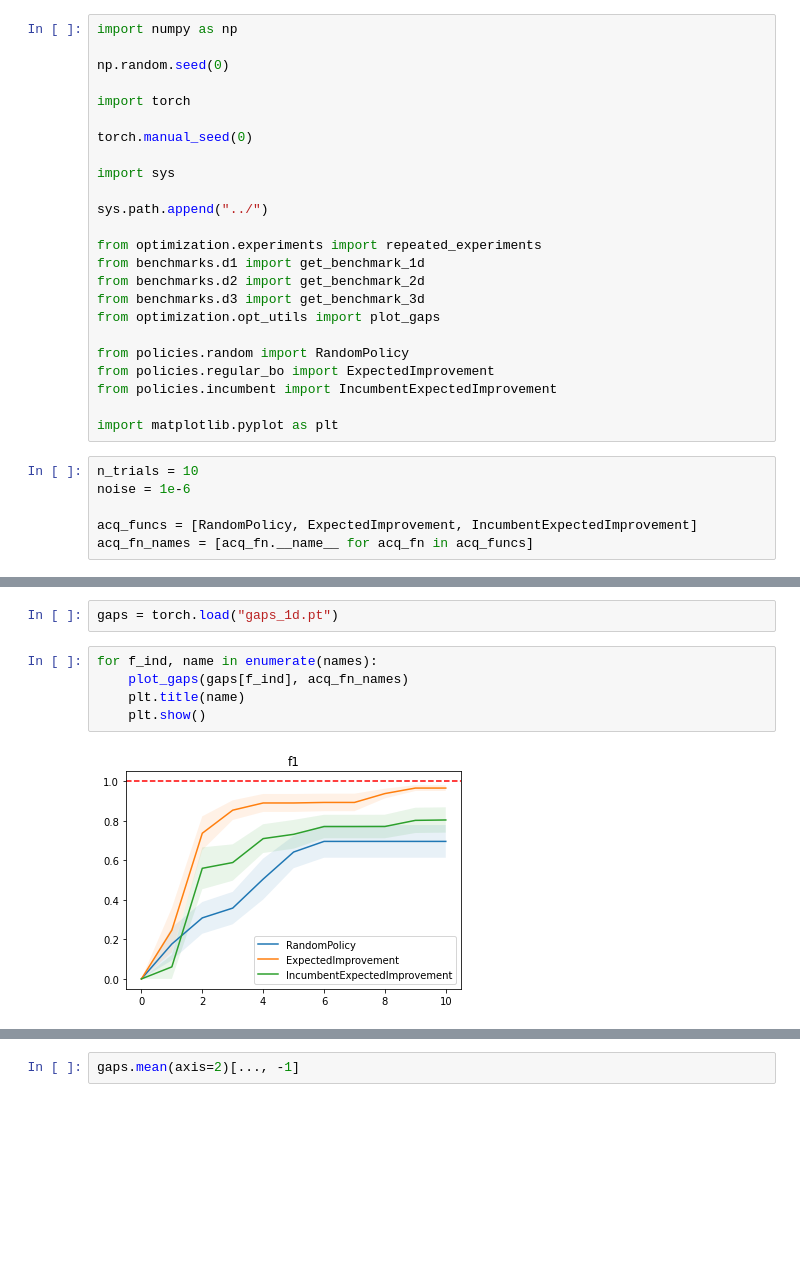
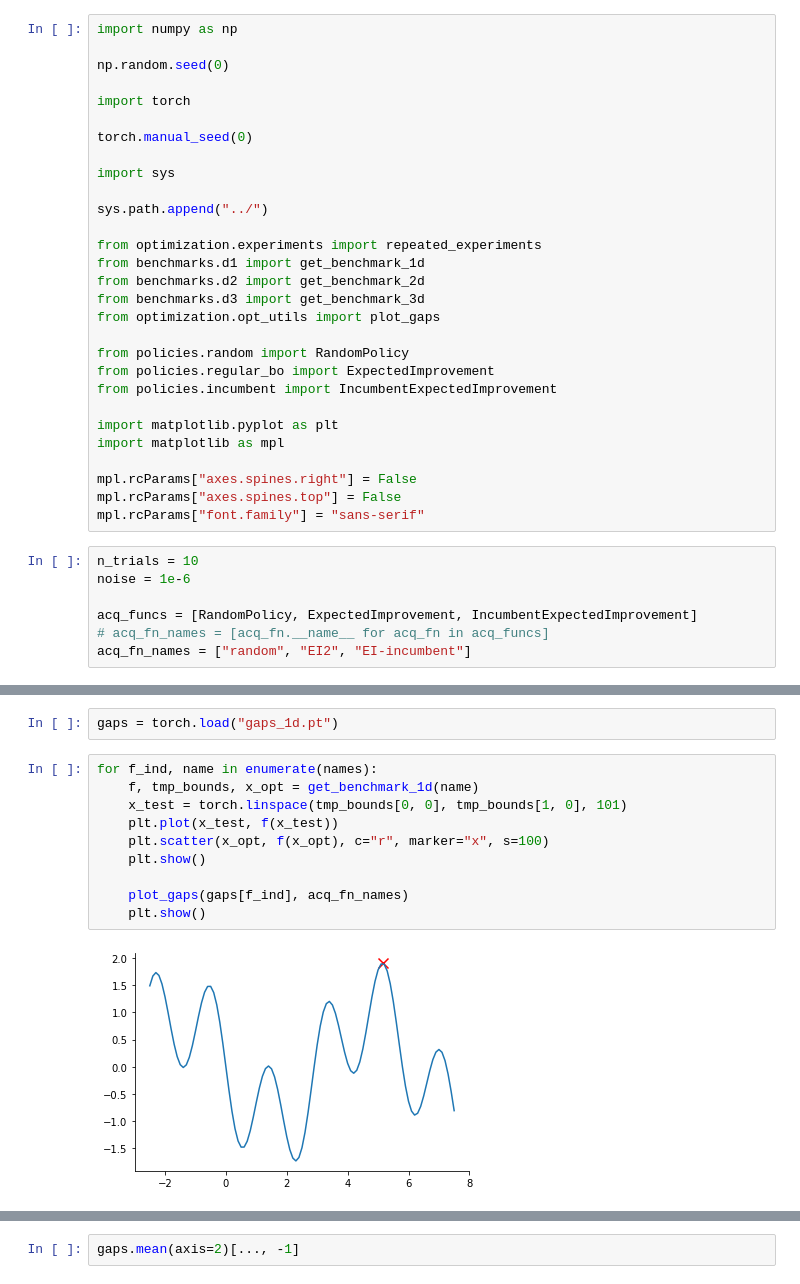
Before and after one commit to KrisNguyen135/Talks, a Jupyter notebook: 2021_10_preference_opt/notebooks/2 - Querying Functions Values with Bayesian Policies.ipynb, the cells around one changed output, grey strips where cells are left out. Saved outputs shown, nothing was run; the diff lists cells and outputs as text; blank space fills up the shorter version.

Commit message:
gap plots

```diff
--- a/2021_10_preference_opt/notebooks/2 - Querying Functions Values with Bayesian Policies.ipynb
+++ b/2021_10_preference_opt/notebooks/2 - Querying Functions Values with Bayesian Policies.ipynb
@@ -279,12 +279,18 @@ from policies.regular_bo import ExpectedImprovement
 from policies.incumbent import IncumbentExpectedImprovement
 
 import matplotlib.pyplot as plt
+import matplotlib as mpl
+
+mpl.rcParams["axes.spines.right"] = False
+mpl.rcParams["axes.spines.top"] = False
+mpl.rcParams["font.family"] = "sans-serif"
 # %%
 n_trials = 10
 noise = 1e-6
 
 acq_funcs = [RandomPolicy, ExpectedImprovement, IncumbentExpectedImprovement]
-acq_fn_names = [acq_fn.__name__ for acq_fn in acq_funcs]
+# acq_fn_names = [acq_fn.__name__ for acq_fn in acq_funcs]
+acq_fn_names = ["random", "EI2", "EI-incumbent"]
 # %% [markdown]
 ## 1d
 # %%
@@ -335,8 +341,13 @@ torch.save(gaps, "gaps_1d.pt")
 gaps = torch.load("gaps_1d.pt")
 # %%
 for f_ind, name in enumerate(names):
+    f, tmp_bounds, x_opt = get_benchmark_1d(name)
+    x_test = torch.linspace(tmp_bounds[0, 0], tmp_bounds[1, 0], 101)
+    plt.plot(x_test, f(x_test))
+    plt.scatter(x_opt, f(x_opt), c="r", marker="x", s=100)
+    plt.show()
+
     plot_gaps(gaps[f_ind], acq_fn_names)
-    plt.title(name)
     plt.show()
 # %% [output]
-[figure, old version]
+[figure, new version]
```
Also changed, not shown: parts of 5 cells of this notebook, 2 other files.
